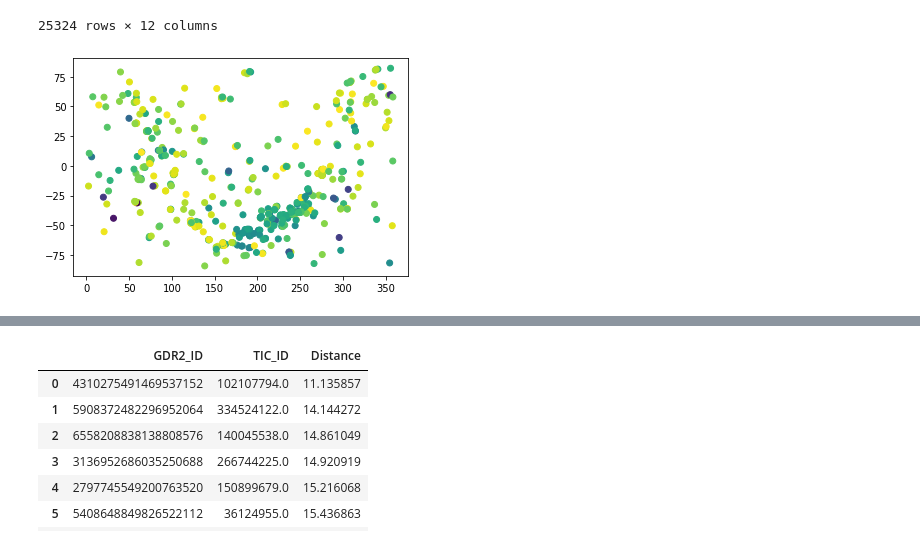
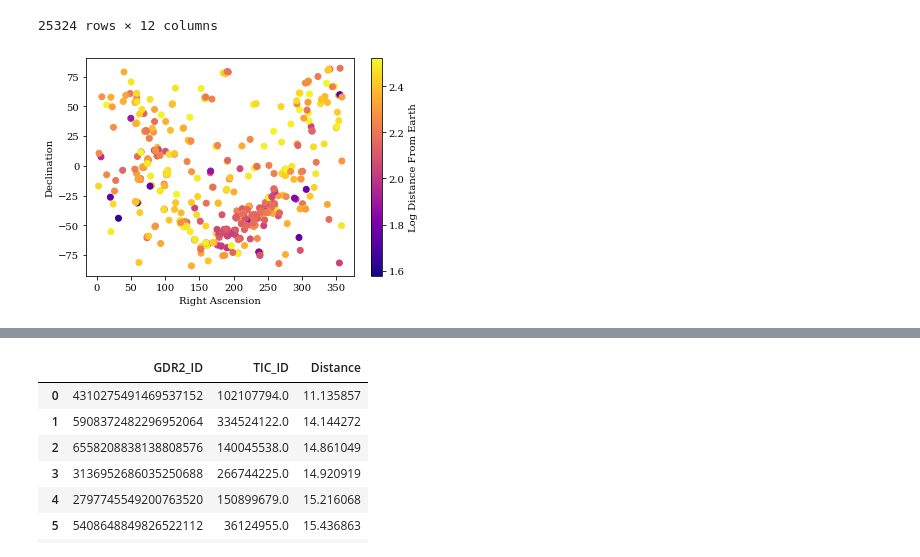
Before and after one commit to lgbouma/sunnyhills, a Jupyter notebook: epochs/veronica/ExoplanetGraphs.ipynb, the cells around one changed output, grey strips where cells are left out. Cells and saved outputs as stored; diff of their text form; code cells hidden in the pictures.

Commit message:
Cleaned up the Plots + added map to plot RA and DEC

```diff
--- a/epochs/veronica/ExoplanetGraphs.ipynb
+++ b/epochs/veronica/ExoplanetGraphs.ipynb
@@ -26,7 +26,13 @@ df
 # %%
 rightAscension = df['GDR2_RA'][:500]
 declination = df['GDR2_DEC'][:500]
 distances = np.array(df['Distance'][:500])
-ax = plt.scatter(rightAscension,declination,c=np.log10(distances))
+plt.scatter(rightAscension,declination,c=np.log10(distances),cmap='plasma')
+plt.rcParams['font.family']='serif'
+plt.xlabel("Right Ascension")
+plt.ylabel("Declination")
+
+c = plt.colorbar()
+c.set_label("Log Distance From Earth")
 # %% [output]
-[figure, old version]
+[figure, new version]
```
Also changed, not shown: parts of 3 cells of this notebook, 1 other file.
